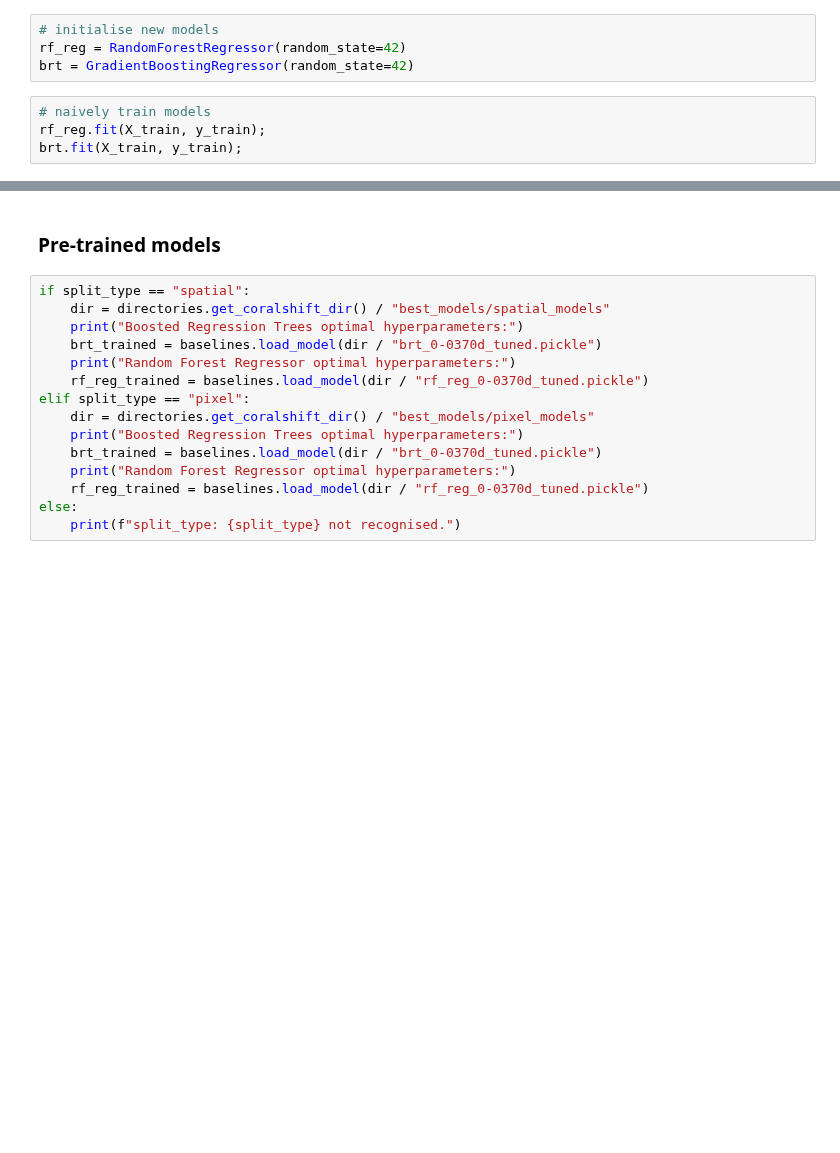
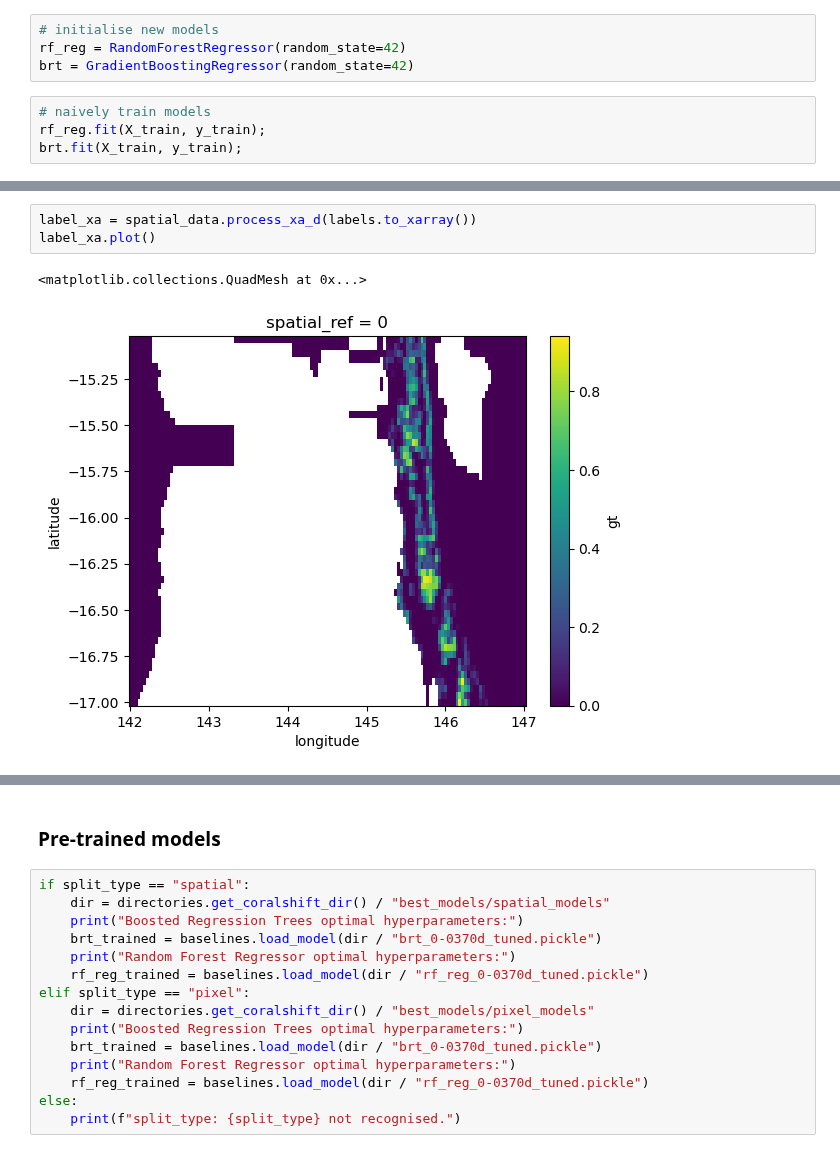
Before and after one commit to orlando-code/coralshift, a Jupyter notebook: notebooks/baseline_models.ipynb, the cells around one changed output, grey strips where cells are left out. Cells and saved outputs as stored; diff of their text form; blank space fills up the shorter version.

```diff
--- a/notebooks/baseline_models.ipynb
+++ b/notebooks/baseline_models.ipynb
@@ -164,3 +191,9 @@ baselines.models_rocs_n_runs(models_output_dict, binarize_threshold=0.25)
+# %%
+label_xa = spatial_data.process_xa_d(labels.to_xarray())
+label_xa.plot()
+# %% [output]
+<matplotlib.collections.QuadMesh at 0x...>
+[figure, added]
 # %%
 # visualise residuals
 model_type = "brt"
```
Also changed, not shown: parts of 12 cells of this notebook, 4 other files.
